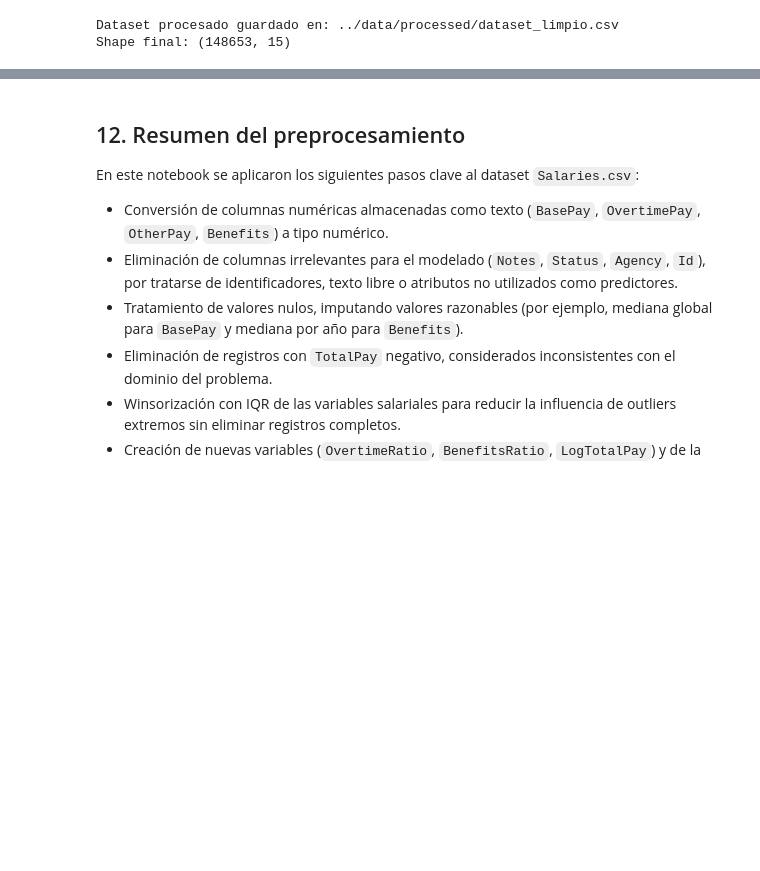
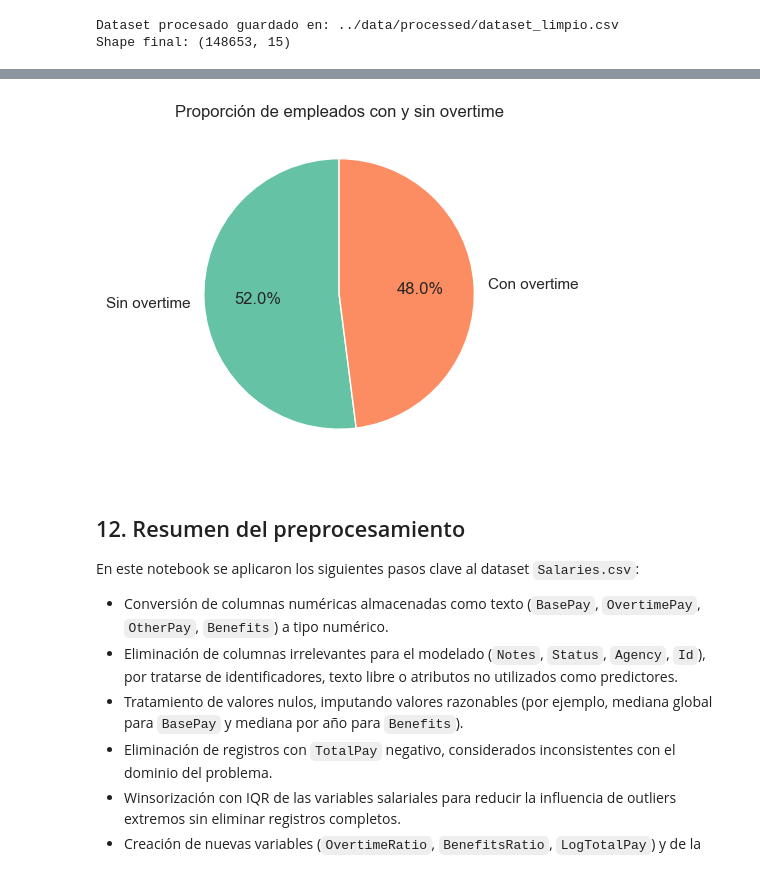
Before and after one commit to jairowjp/proyecto-ml-salarios, a Jupyter notebook: notebooks/02_preprocesamiento.ipynb, the cells around one changed output, grey strips where cells are left out. Cells and saved outputs as stored; diff of their text form; code cells hidden in the pictures; blank space fills up the shorter version.

```diff
--- a/notebooks/02_preprocesamiento.ipynb
+++ b/notebooks/02_preprocesamiento.ipynb
@@ -321,3 +345,26 @@ Shape final: (148653, 15)
+# %%
+# Gráfico de proporción (pie) y guardado
+import matplotlib.pyplot as plt
+
+# Conteos
+counts = df["TieneOvertime"].value_counts().sort_index()
+labels = ["Sin overtime", "Con overtime"]  # 0 y 1
+
+plt.figure(figsize=(5, 5))
+plt.pie(
+    counts,
+    labels=labels,
+    autopct="%1.1f%%",
+    startangle=90,
+    colors=["#66c2a5", "#fc8d62"]
+)
+plt.title("Proporción de empleados con y sin overtime")
+
+plt.tight_layout()
+plt.savefig("../reports/figures/eda_proporcion_TieneOvertime.png", dpi=120)
+plt.show()
+# %% [output]
+[figure, added]
 # %% [markdown]
 ## 12. Resumen del preprocesamiento
 
```
Also changed, not shown: parts of 2 cells of this notebook, 3 other files.
